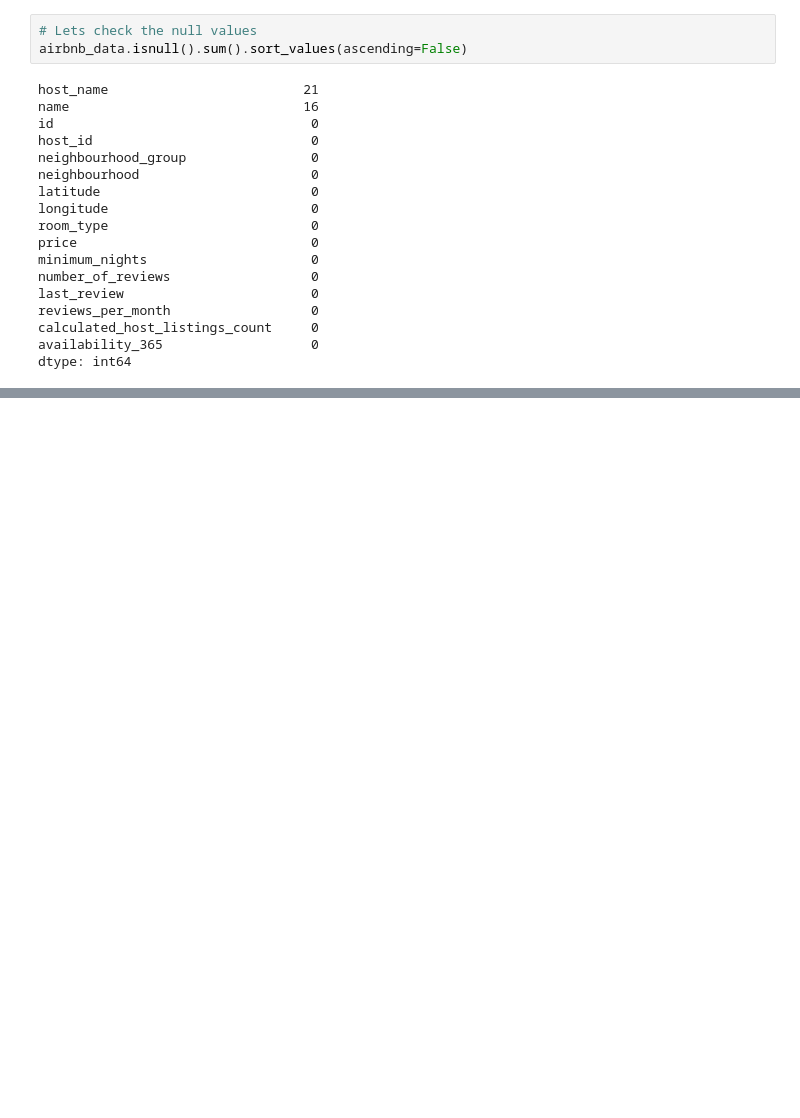
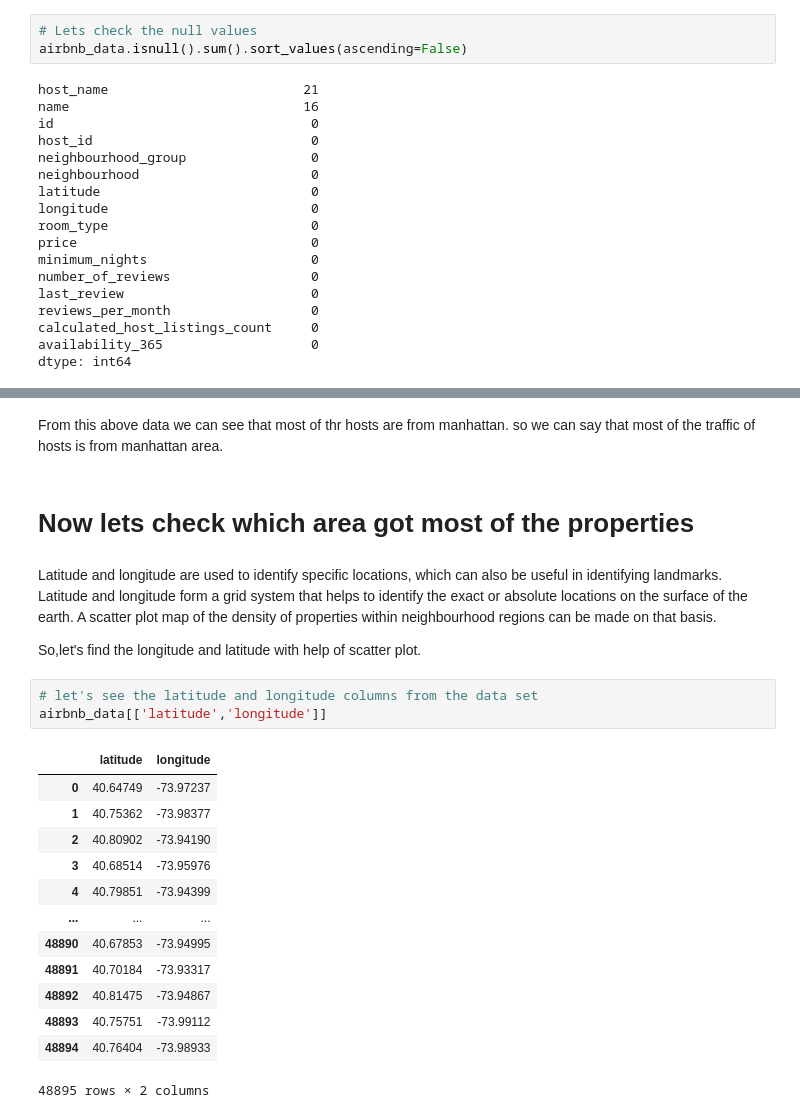
Before and after one commit to Srinadh9121/airbnb_booking_ED_Analysis, a Jupyter notebook: Airbnb_Bookings_Analysis_Capstone_Project.ipynb, the cells around one changed output, grey strips where cells are left out. Drawn from its saved outputs; the diff is of its cells as text; blank space fills up the shorter version.

```diff
--- a/Airbnb_Bookings_Analysis_Capstone_Project.ipynb
+++ b/Airbnb_Bookings_Analysis_Capstone_Project.ipynb
@@ -200,0 +219,25 @@ dtype: int64
+# %% [markdown]
+From this above data we can see that most of thr hosts are from manhattan. so we can say that most of the traffic of hosts is from manhattan area.
+# %% [markdown]
+# **Now lets check which area got most of the properties**
+# %% [markdown]
+Latitude and longitude are used to identify specific locations, which can also be useful in identifying landmarks. Latitude and longitude form a grid system that helps to identify the exact or absolute locations on the surface of the earth. A scatter plot map of the density of properties within neighbourhood regions can be made on that basis.
+
+So,let's find the longitude and latitude with help of scatter plot.
+# %%
+# let's see the latitude and longitude columns from the data set
+airbnb_data[['latitude','longitude']]
+# %% [output]
+|  | latitude | longitude |
+| 0 | 40.64749 | -73.97237 |
+| 1 | 40.75362 | -73.98377 |
+| 2 | 40.80902 | -73.94190 |
+| 3 | 40.68514 | -73.95976 |
+| 4 | 40.79851 | -73.94399 |
+| ... | ... | ... |
+| 48890 | 40.67853 | -73.94995 |
+| 48891 | 40.70184 | -73.93317 |
+| 48892 | 40.81475 | -73.94867 |
+| 48893 | 40.75751 | -73.99112 |
+| 48894 | 40.76404 | -73.98933 |
+48895 rows × 2 columns
```
Also changed, not shown: parts of 10 cells of this notebook.
